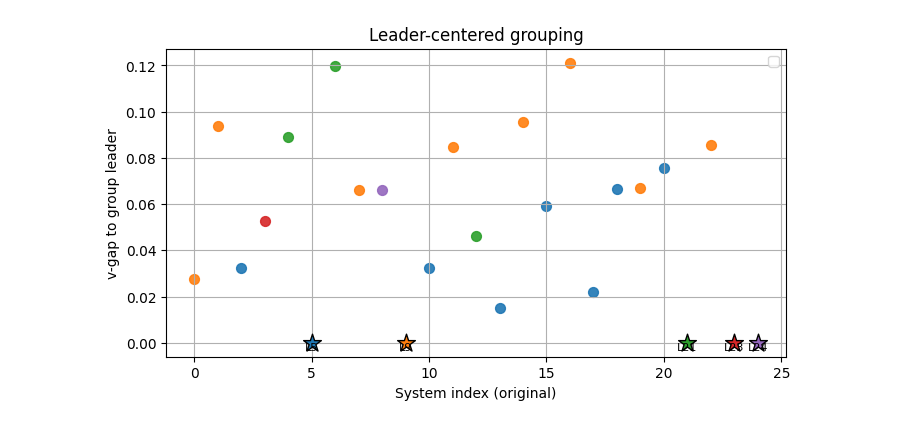
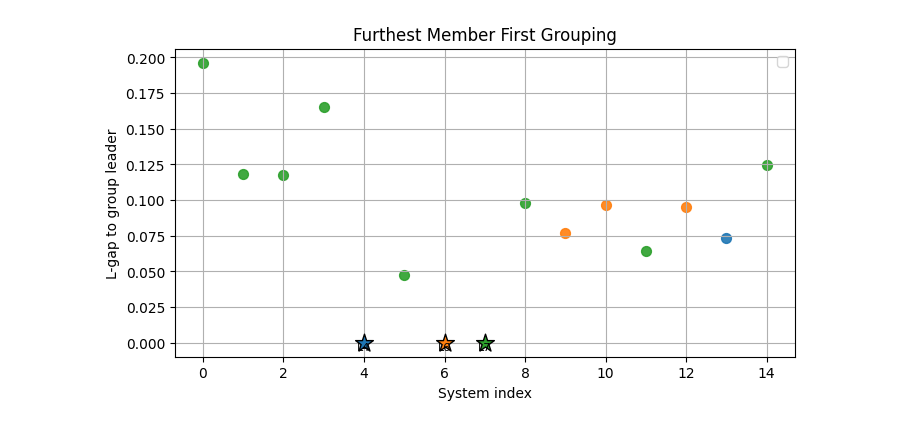
Before and after one commit to PeilinZhang/4YP, a Jupyter notebook: Grouping.ipynb, the cells around one changed output. Saved outputs shown, nothing was run; the diff lists cells and outputs as text; code cells hidden in the pictures.

```diff
--- a/Grouping.ipynb
+++ b/Grouping.ipynb
@@ -79,7 +80,8 @@ def data_to_vgap(u1, x1, u2, x2):
 
 def LQR_wrapper(u,x):
     Q = np.eye(2)
-    R = np.eye(1)*0.1 #TODO: can adapt to n change
+    Q[1, 1] = 1
+    R = np.eye(1)*1 #TODO: can adapt to n change
     T_d = 20  #data length for LQR
     U0 = u[0:T_d].T        # shape (m, T)  == U_{0,1,T}
     X0 = x[0:T_d, :].T # shape (n, T)  == X_{0,T}
@@ -118,22 +178,25 @@ for i in range(num_systems):
 # %%
 #compute L gaps
-# m = 1      # number of inputs
-# n = 2      # state dimension
-# D = np.zeros((num_systems, num_systems))
-# for i in range(num_systems):
-#     for j in range(i+1, num_systems):
-#         gij, *_ = gapMetrics.Lgap_metric(stored_hankels[i], stored_hankels[j], m, n, L, use_alt_formula=False)
-#         D[i, j] = gij
-#         D[j, i] = gij
+m = 1      # number of inputs
+n = 2      # state dimension
+D_l = np.zeros((num_systems, num_systems))
+for i in range(num_systems):
+    for j in range(i+1, num_systems):
+        gij, *_ = gapMetrics.Lgap_metric(stored_hankels[i], stored_hankels[j], m, n, L, use_alt_formula=False)
+        D_l[i, j] = gij
+        D_l[j, i] = gij
 
 #compute v-gaps from data
-D = np.zeros((num_systems, num_systems))
+D_v = np.zeros((num_systems, num_systems))
 for i in range(num_systems):
     for j in range(i+1, num_systems):
         vij = data_to_vgap(u, stored_x[i], u, stored_x[j])
-        D[i, j] = vij
-        D[j, i] = vij
-        print("v-gap between system", i, "and", j, ":", vij)
+        D_v[i, j] = vij
+        D_v[j, i] = vij
+        # print("v-gap between system", i, "and", j, ":", vij)
 #problem: takes too long
 
-print("D:", D)
+# print("D:", D)
+
+#get their difference
+D_d = D_l - D_v
@@ -435,13 +502,13 @@ eps = 0.2
 # groups = leader_groups(D, eps)
 # groups = leader_groups2(D)
 # groups = leader_groups_fixed(D, 3)
-groups = cluster_farthest_assign_medoid_threshold(D, 3)
+groups = cluster_farthest_assign_medoid_threshold(D_l, 3)
 for g in groups:
     print("leader:", g["leader"], "size:", len(g["members"]), "members:", g["members"])
 # print("groups:", groups)
 # groups = [{"leader": c, "members": [...]}, ...]
 
-N = D.shape[0]
+N = D_v.shape[0]
 leader_of = np.full(N, -1, dtype=int)
 dist_to_leader = np.zeros(N)
 
@@ -449,5 +516,5 @@ for g in groups:
     leader = g["leader"]
     for i in g["members"]:
         leader_of[i] = leader
-        dist_to_leader[i] = D[leader, i]
+        dist_to_leader[i] = D_v[leader, i]
 # %% [output]
@@ -469,34 +532,34 @@ colors = plt.cm.tab10(range(len(unique_leaders)))
 leader_color = {l: colors[k] for k, l in enumerate(unique_leaders)}
 
 for i in range(N):
     l = leader_of[i]
     if i == l:
         # leader: star marker
         plt.scatter(
             i,
             dist_to_leader[i],
             marker="*",
             s=180,
             color=leader_color[l],
             edgecolor="k",
             zorder=3,
         )
         plt.text(i, 0, f"L{l}", ha="center", va="top", fontsize=8)
     else:
         plt.scatter(
             i,
             dist_to_leader[i],
             color=leader_color[l],
             s=50,
             alpha=0.9,
         )
 
 # plt.axhline(eps, linestyle="--", color="gray", label="threshold")
-plt.xlabel("System index (original)")
-plt.ylabel("v-gap to group leader")
-plt.title("Leader-centered grouping")
+plt.xlabel("System index")
+plt.ylabel("L-gap to group leader")
+plt.title("Furthest Member First Grouping")
 plt.grid(True)
 plt.legend()
 plt.show()
 # %% [output]
-[figure, old version]
+[figure, new version]
```
Also changed, not shown: parts of 15 cells of this notebook, 4 other files.
